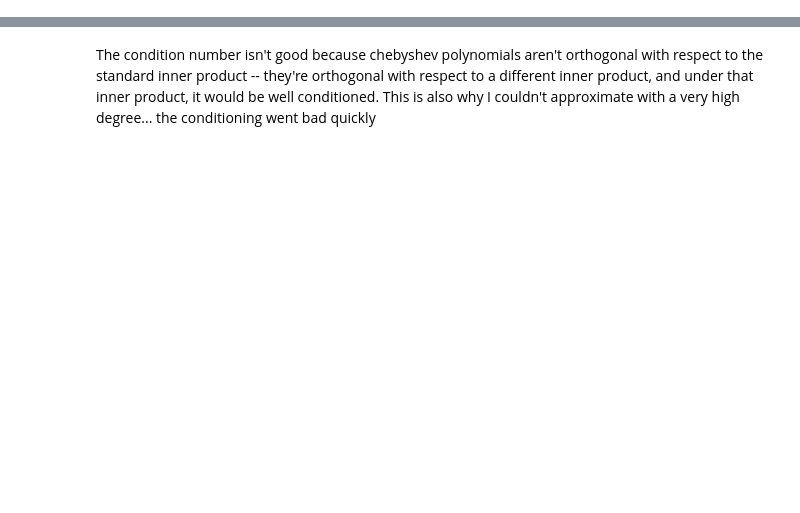
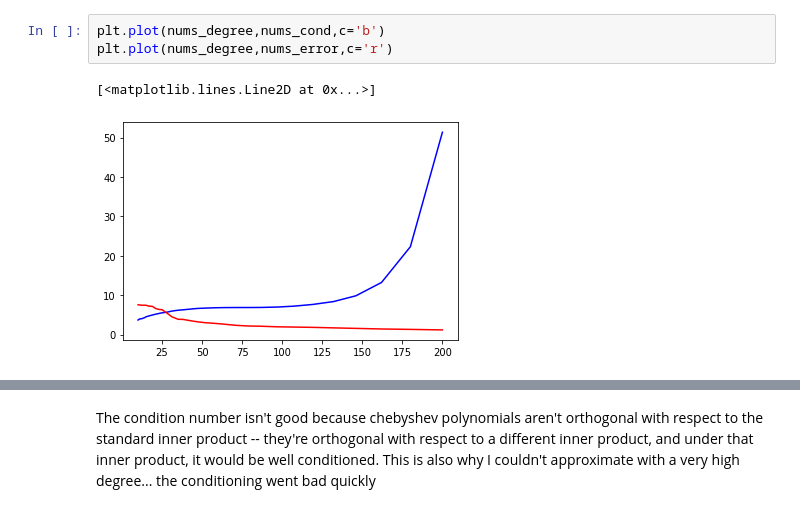
Before and after one commit to GSmithApps/LinearProject, a Jupyter notebook: src/Chebyshev.ipynb, the cells around one changed output, grey strips where cells are left out. Drawn from its saved outputs; the diff is of its cells as text; blank space fills up the shorter version.

```diff
--- a/src/Chebyshev.ipynb
+++ b/src/Chebyshev.ipynb
@@ -36,3 +54,9 @@ The error is 1.93
+# %%
+plt.plot(nums_degree,nums_cond,c='b')
+plt.plot(nums_degree,nums_error,c='r')
+# %% [output]
+[<matplotlib.lines.Line2D at 0x...>]
+[figure, added]
 # %%
 plt.scatter(range(0,num_degree+1),coef[:])
 # %% [output]
```
Also changed, not shown: parts of 2 cells of this notebook, 2 other files.
